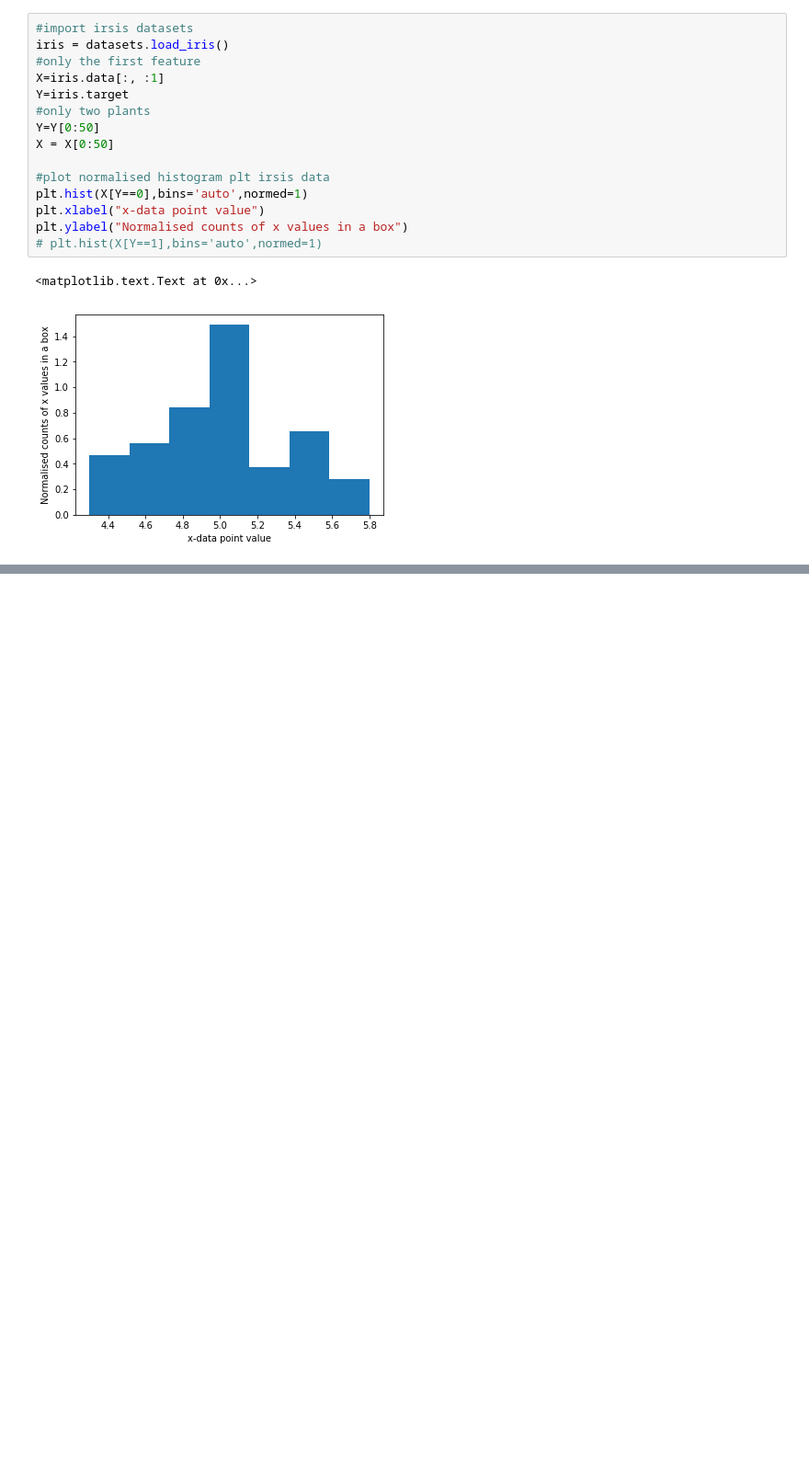
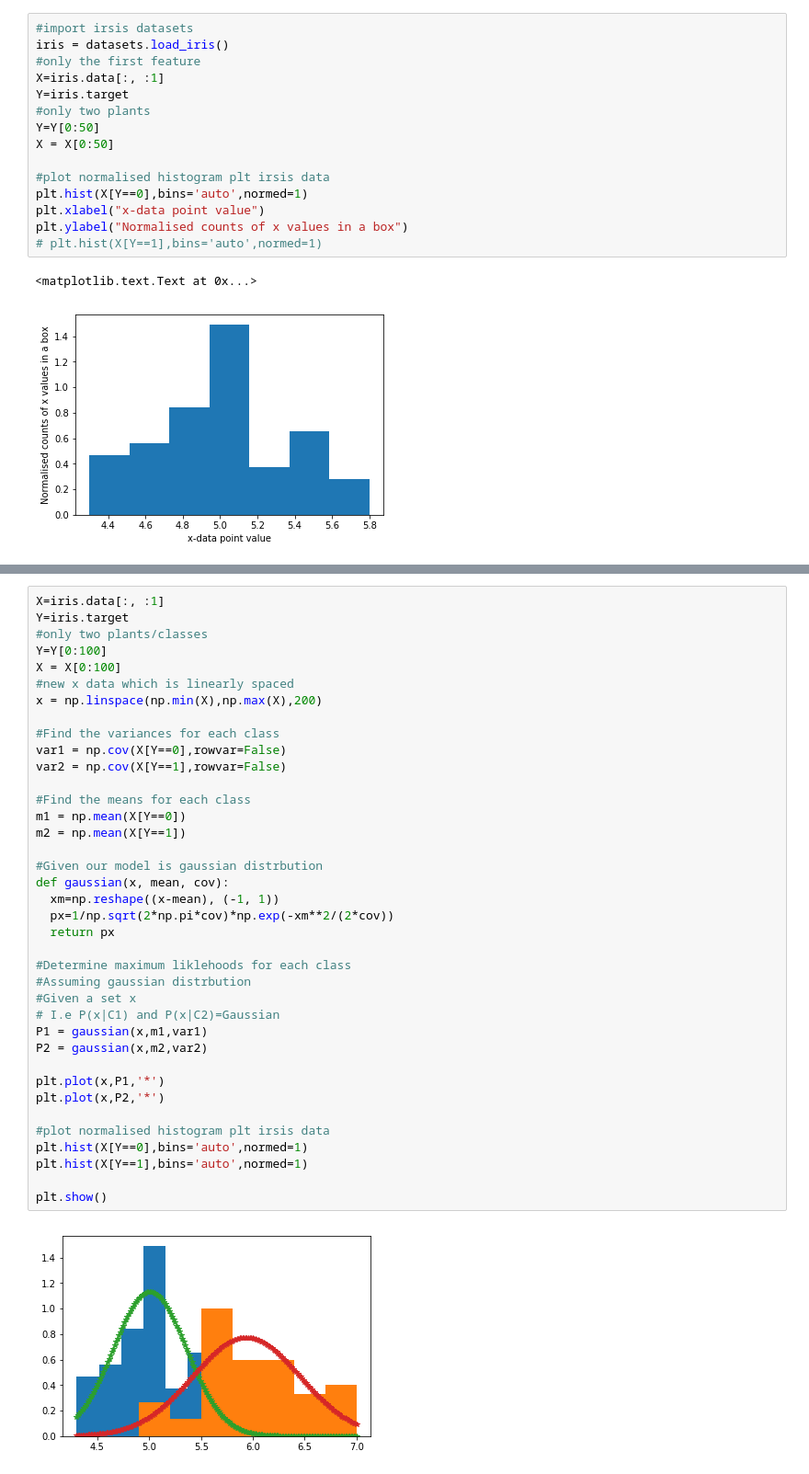
Before and after one commit to Aiden0/machine_learning, a Jupyter notebook: Machine Learning Notebook/1_Classification.ipynb, the cells around one changed output, grey strips where cells are left out. Shown: that part at 92% size. Cells and saved outputs as stored; diff of their text form; blank space fills up the shorter version.

```diff
--- a/Machine Learning Notebook/1_Classification.ipynb
+++ b/Machine Learning Notebook/1_Classification.ipynb
@@ -55,0 +104,40 @@ Not too bad, I am sure if we had more data it would fit a lot nicer. Now the que
+# %%
+X=iris.data[:, :1]
+Y=iris.target
+#only two plants/classes
+Y=Y[0:100]
+X = X[0:100]
+#new x data which is linearly spaced
+x = np.linspace(np.min(X),np.max(X),200)
+
+#Find the variances for each class
+var1 = np.cov(X[Y==0],rowvar=False)
+var2 = np.cov(X[Y==1],rowvar=False)
+
+#Find the means for each class
+m1 = np.mean(X[Y==0])
+m2 = np.mean(X[Y==1])
+
+#Given our model is gaussian distrbution
+def gaussian(x, mean, cov):
+  xm=np.reshape((x-mean), (-1, 1))
+  px=1/np.sqrt(2*np.pi*cov)*np.exp(-xm**2/(2*cov))
+  return px
+
+#Determine maximum liklehoods for each class
+#Assuming gaussian distrbution
+#Given a set x
+# I.e P(x|C1) and P(x|C2)=Gaussian
+P1 = gaussian(x,m1,var1)
+P2 = gaussian(x,m2,var2)
+
+plt.plot(x,P1,'*')
+plt.plot(x,P2,'*')
+
+#plot normalised histogram plt irsis data
+plt.hist(X[Y==0],bins='auto',normed=1)
+plt.hist(X[Y==1],bins='auto',normed=1)
+
+plt.show()
+# %% [output]
+[figure, added]
```
Also changed, not shown: parts of 10 cells of this notebook.
